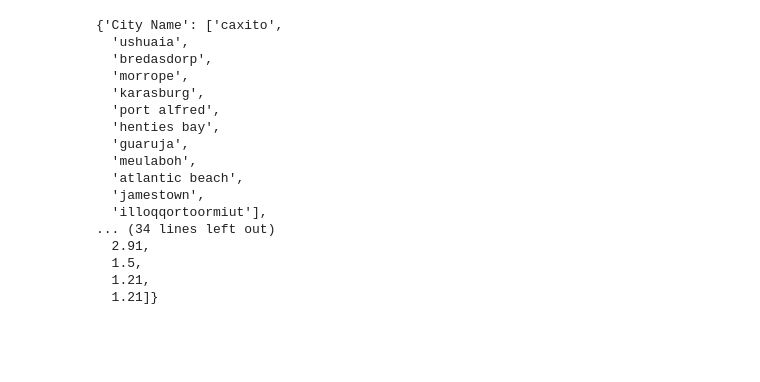
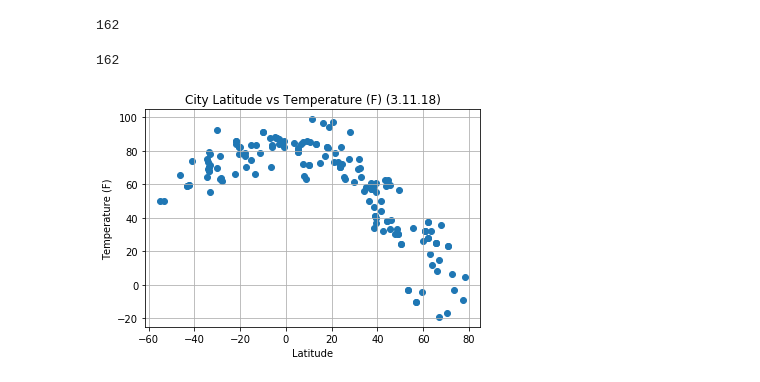
Before and after one commit to blair5431/DataVisHomework, a Jupyter notebook: API_hw/main.ipynb, the cells around one changed output. Cells and saved outputs as stored; diff of their text form; code cells hidden in the pictures; blank space fills up the shorter version.

```diff
--- a/API_hw/main.ipynb
+++ b/API_hw/main.ipynb
@@ -42,11 +44,11 @@ x, y = uniform(-180,180), uniform(-90, 90)
 y
 
 #collect 500+ cities across the world of varying distance from the equator
-data_range = np.arange(1,20,1)
+data_range = np.arange(1,550,1)
 data_range
 
 # Create settings dictionary with information we're interested in
-settings = {"units": "metric", "appid": key}
+settings = {"units": "Imperial", "appid": key}
 
 #
 
@@ -142,3 +146,7 @@ current_weather
+# %%
+len(wind_speed)
+# %% [output]
+162
 # %%
 # create dataframe with data from all the cities
 weather_dict = {
@@ -150,21 +158,24 @@ weather_dict = {
     "wind speed":wind_speed
 }
 weather_dict
+weather_df = pd.DataFrame(weather_dict)
+len(weather_df)
 # %% [output]
-{'City Name': ['caxito',
-  'ushuaia',
-  'bredasdorp',
-  'morrope',
-  'karasburg',
-  'port alfred',
-  'henties bay',
-  'guaruja',
-  'meulaboh',
-  'atlantic beach',
-  'jamestown',
-  'illoqqortoormiut'],
-... (34 lines left out)
-  2.91,
-  1.5,
-  1.21,
-  1.21]}
+162
+# %%
+# Build a scatter plot for Temperature vs Latitude
+plt.scatter(weather_df["latitude"], weather_df["Temperature"], marker="o")
+
+# Incorporate the other graph properties
+plt.title("City Latitude vs Temperature (F) (3.11.18)")
+plt.xlabel("Latitude")
+plt.ylabel("Temperature (F)")
+plt.grid(True)
+
+# Save the figure
+#plt.savefig("City Latitude vs Temperature (F) (3.11.18)")
+
+# Show plot
+plt.show()
+# %% [output]
+[figure, added]
```
Also changed, not shown: parts of 13 cells of this notebook.
